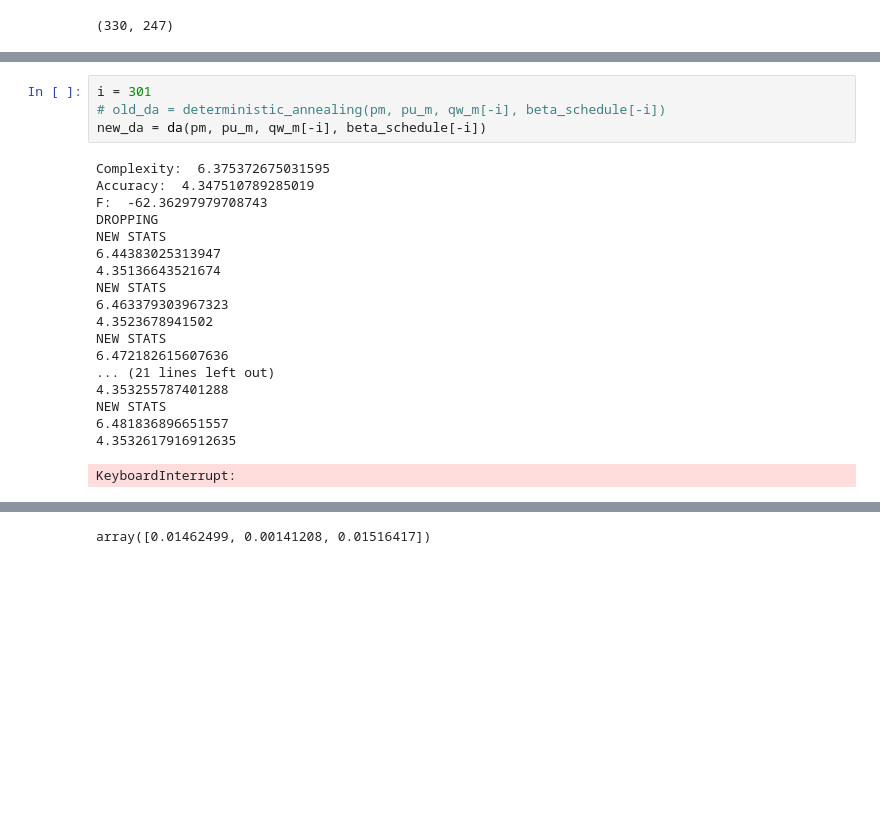
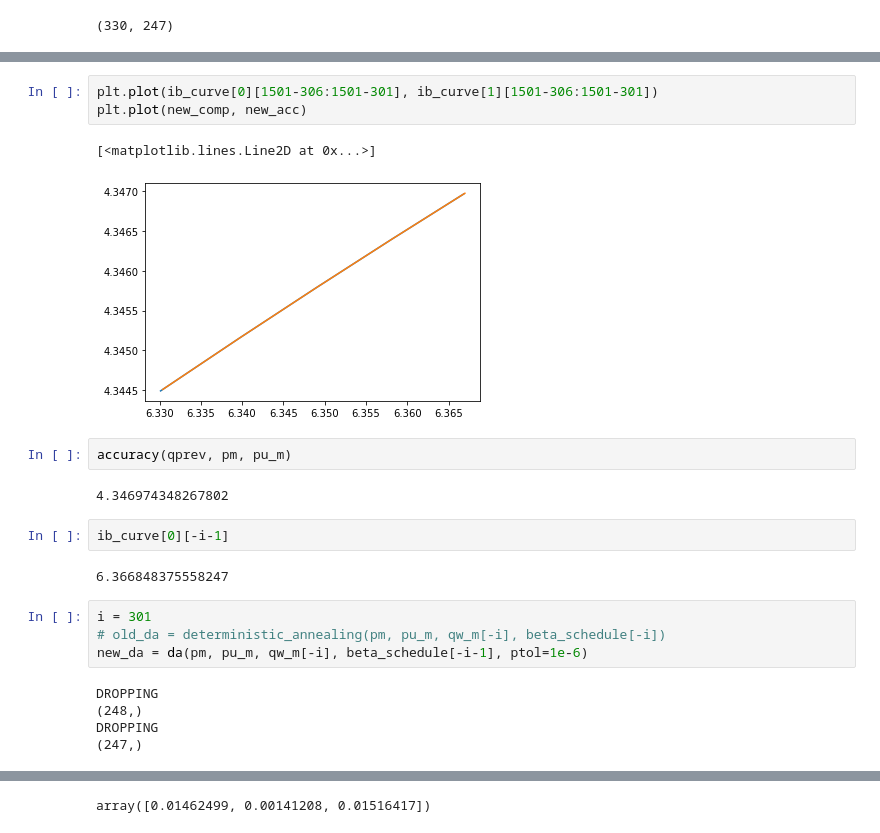
Before and after one commit to jaikaggarwal/stancetaking, a Jupyter notebook: main_analyses/efficiency.ipynb, the cells around one changed output, grey strips where cells are left out. Cells and saved outputs as stored; diff of their text form; blank space fills up the shorter version.

```diff
--- a/main_analyses/efficiency.ipynb
+++ b/main_analyses/efficiency.ipynb
@@ -456,26 +635,26 @@ qw_m[-i-1].shape
+# %%
+plt.plot(ib_curve[0][1501-306:1501-301], ib_curve[1][1501-306:1501-301])
+plt.plot(new_comp, new_acc)
+# %% [output]
+[<matplotlib.lines.Line2D at 0x...>]
+[figure, added]
+# %%
+accuracy(qprev, pm, pu_m)
+# %% [output]
+4.346974348267802
+# %%
+ib_curve[0][-i-1]
+# %% [output]
+6.366848375558247
 # %%
 i = 301
 # old_da = deterministic_annealing(pm, pu_m, qw_m[-i], beta_schedule[-i])
-new_da = da(pm, pu_m, qw_m[-i], beta_schedule[-i])
+new_da = da(pm, pu_m, qw_m[-i], beta_schedule[-i-1], ptol=1e-6)
 # %% [output]
-Complexity:  6.375372675031595
-Accuracy:  4.347510789285019
-F:  -62.36297979708743
 DROPPING
-NEW STATS
-6.44383025313947
-4.35136643521674
-NEW STATS
-6.463379303967323
-4.3523678941502
-NEW STATS
-6.472182615607636
-... (21 lines left out)
-4.353255787401288
-NEW STATS
-6.481836896651557
-4.3532617916912635
+(248,)
+DROPPING
+(247,)
-KeyboardInterrupt:
 # %%
 print("Old True Complexity: ", np.round(ib_curve[0][-i], 3))
 print("Old Encoder Complexity: ", np.round(complexity_split(qw_m[-i], pm), 3))
```
Also changed, not shown: parts of 25 cells of this notebook.
